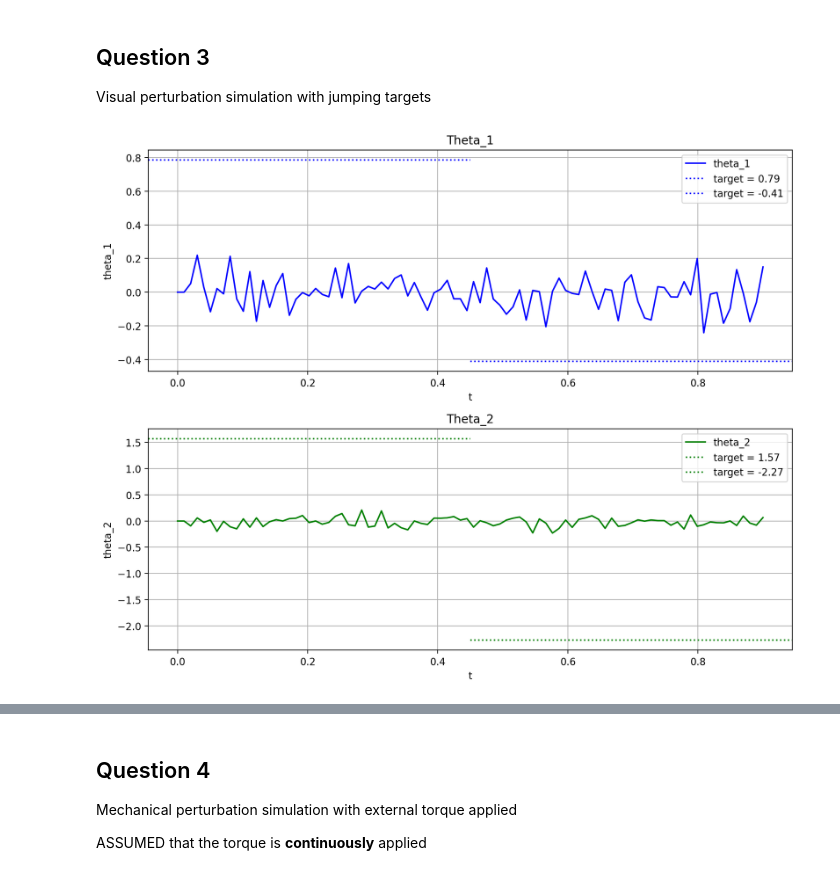
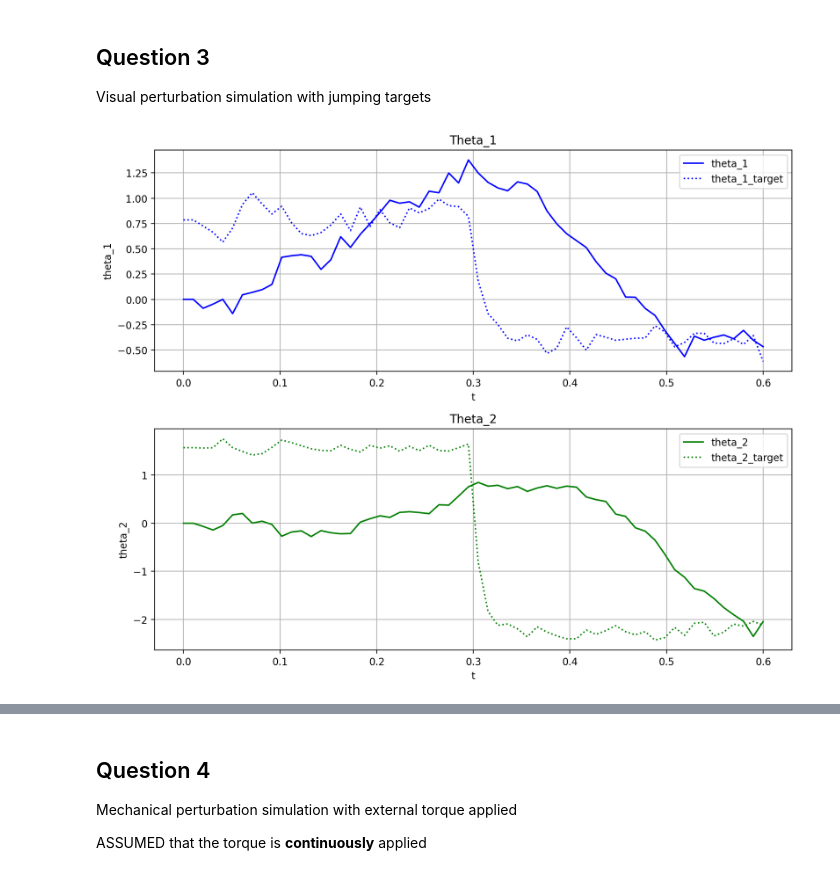
Before and after one commit to Nachtraven/LGBIO2072_Stochastic-Optimal-Control, a Jupyter notebook: LGBIO2072_Project_I.ipynb, the cells around one changed output, grey strips where cells are left out. Drawn from its saved outputs; the diff is of its cells as text; code cells hidden in the pictures.

```diff
--- a/LGBIO2072_Project_I.ipynb
+++ b/LGBIO2072_Project_I.ipynb
@@ -552,7 +441,8 @@ interactive(children=(FloatSlider(value=0.0, description='timestamp', max=59.0,
 ## Question 3
 Visual perturbation simulation with jumping targets
 # %%
-def simulate_with_jump_torque(move_from, move_to_initial, move_to_final, target_disturbance_time, motion_time, dt, external_torque, time_delay = 0):
+def simulate_with_jump_torque(move_from, move_to_initial, move_to_final, target_disturbance_time,
+                              motion_time, dt, external_torque = [0,0,0,0,0,0,0,0,0,0,0,0], time_delay = 0, noise = 0.025):
 
     # Parameters ------------------------------------------------------------------------
     l1 = 0.3
@@ -565,7 +455,6 @@ def simulate_with_jump_torque(move_from, move_to_initial, move_to_final, target_
     s2 = 0.16
     tau = 0.060 # Muscle activation time constant Source : (Li, 2007) -> voir énoncé
     # But the paper says 0.066 /!\
-    # dt = 0.01 # Tutorial sets this to 0.01
 
     x = np.concatenate((move_from, move_to_initial)) #the state vector contains the state and the target
 
@@ -645,8 +534,8 @@ def simulate_with_jump_torque(move_from, move_to_initial, move_to_final, target_
     # Perform forward simulation ---------------------------------------------------
     H = np.eye(n_dim_augment) # Observation matrix
 
-    noise_std = 0.025
-    process_std = 0.025
+    noise_std = noise
+    process_std = noise
 
     Omega_omega = np.eye(n_dim_augment)*noise_std # Measurement noise covariance
     Omega_xi = np.eye(n_dim_augment)*process_std # Process noise covariance
@@ -661,6 +550,7 @@ def simulate_with_jump_torque(move_from, move_to_initial, move_to_final, target_
     # Set initial conditions
     Sigma_list[0] = np.zeros((n_dim_augment, n_dim_augment))
     x_hat_list[0] = x
+    current_target = move_to_initial
 
     # Kalman filter iterations
     #### For initial target
@@ -668,14 +558,14 @@ def simulate_with_jump_torque(move_from, move_to_initial, move_to_final, target_
         Sigma_k = Sigma_list[k]
         x_hat_k = x_hat_list[k]
 
-        if (k == int(np.floor(N * target_disturbance_time))) and not (move_to_initial == move_to_final).all:
-            x_hat_k[6:12] = move_to_final
+        if (k == int(np.floor(N * target_disturbance_time))):
+            current_target = move_to_final
 
         L_k = L_list[k]
 
         # Generate noisy measurement
         omega_k = np.random.multivariate_normal(mean=np.zeros(n_dim_augment), cov=Omega_omega).reshape(-1, 1)[:,0]
-        y_k = H @ x_hat_k + omega_k
+        y_k = H @ np.concat((x_hat_k[0:6], current_target)) + omega_k
         y_list[k] = y_k
 
         # Compute control input
@@ -699,56 +589,57 @@ def simulate_with_jump_torque(move_from, move_to_initial, move_to_final, target_
     return x_hat_list
 # %%
 timestep = 0.01
-motion_time = 0.9
+motion_time = 0.6
 
 # indicates where in the simulation the target should be disturbed
 target_disturbance_time = 0.5 ## This is a ratio between 0.0 and 1.0 of the above motion time
 
-x0 = np.array([0, 0, 0, 0, 0, 0])
 xt_initial = np.array([theta_1_target, theta_2_target, theta_1_target/motion_time, theta_2_target/motion_time, 0, 0])
 
 ## For the final target, we choose one of the previously defined targets in the circle
 target = joint_angles[6]
-xt_final = np.array([-target[0], -target[1], -target[0]/motion_time, -target[1]/motion_time, 0, 0]) ## Motion time left TODO: validate
-# xt_final = np.array([target[0], target[1], 0, 0, 0, 0]) ## Motion time left TODO: validate
-external_torque = [0, 0, 0, 0, 0, 0, 0, 0, 0, 0, 0, 0]
+xt_final = np.array([-target[0], -target[1], -target[0]/motion_time, -target[1]/motion_time, 0, 0])
 
-simulated_with_jump = simulate_with_jump_torque(x0, xt_initial, xt_final, target_disturbance_time, motion_time, timestep, external_torque)
+simulated_with_jump = simulate_with_jump_torque(x0, xt_initial, xt_final, target_disturbance_time, motion_time, timestep)
 # %%
 ## Visualize target change simulation
-t = np.linspace(0, motion_time, int(motion_time/timestep))
+nStep = int(np.round(motion_time/timestep))
+t = np.linspace(0, motion_time, nStep)
 theta_1_traj = []
 theta_2_traj = []
-for x_ in simulated_with_jump :
+
+theta_1_targ = []
+theta_2_targ = []
+
+for x_ in simulated_with_jump:
   theta_1_traj.append(x_[0])
   theta_2_traj.append(x_[1])
+  theta_1_targ.append(x_[6])
+  theta_2_targ.append(x_[7])
+
 
 fig, axs = plt.subplots(2, 1, figsize=(10, 8))  # 2 rows, 1 column
 
 axs[0].plot(t, theta_1_traj, label="theta_1", color="blue")
-axs[0].axhline(y=theta_1_target, xmax=target_disturbance_time, color="blue", linestyle="dotted", label=f"target = {np.round(theta_1_target, 2)}")
-axs[0].axhline(y=-target[0], xmin=target_disturbance_time, color="blue", linestyle="dotted", label=f"target = {np.round(-target[0], 2)}")
+axs[0].plot(t, theta_1_targ, label="theta_1_target", color="blue", linestyle="dotted")
 axs[0].set_title("Theta_1")
 axs[0].set_xlabel("t")
 axs[0].set_ylabel("theta_1")
 axs[0].legend()
 axs[0].grid(True)
 
 axs[1].plot(t, theta_2_traj, label="theta_2", color="green")
-
-axs[1].axhline(y=theta_2_target, xmax=target_disturbance_time, color="green", linestyle="dotted", label=f"target = {np.round(theta_2_target, 2)}")
-axs[1].axhline(y=-target[1], xmin=target_disturbance_time,color="green", linestyle="dotted", label=f"target = {np.round(-target[1], 2)}")
-
+axs[1].plot(t, theta_2_targ, label="theta_2_target", color="green", linestyle="dotted")
 axs[1].set_title("Theta_2")
 axs[1].set_xlabel("t")
 axs[1].set_ylabel("theta_2")
 axs[1].legend()
 axs[1].grid(True)
 
 plt.tight_layout()
 plt.show()
 # %% [output]
-[figure, old version]
+[figure, new version]
 # %%
 ### Visualize arm from above, inspired by TP2
 import ipywidgets as widgets  # interactive display
```
Also changed, not shown: parts of 18 cells of this notebook.
